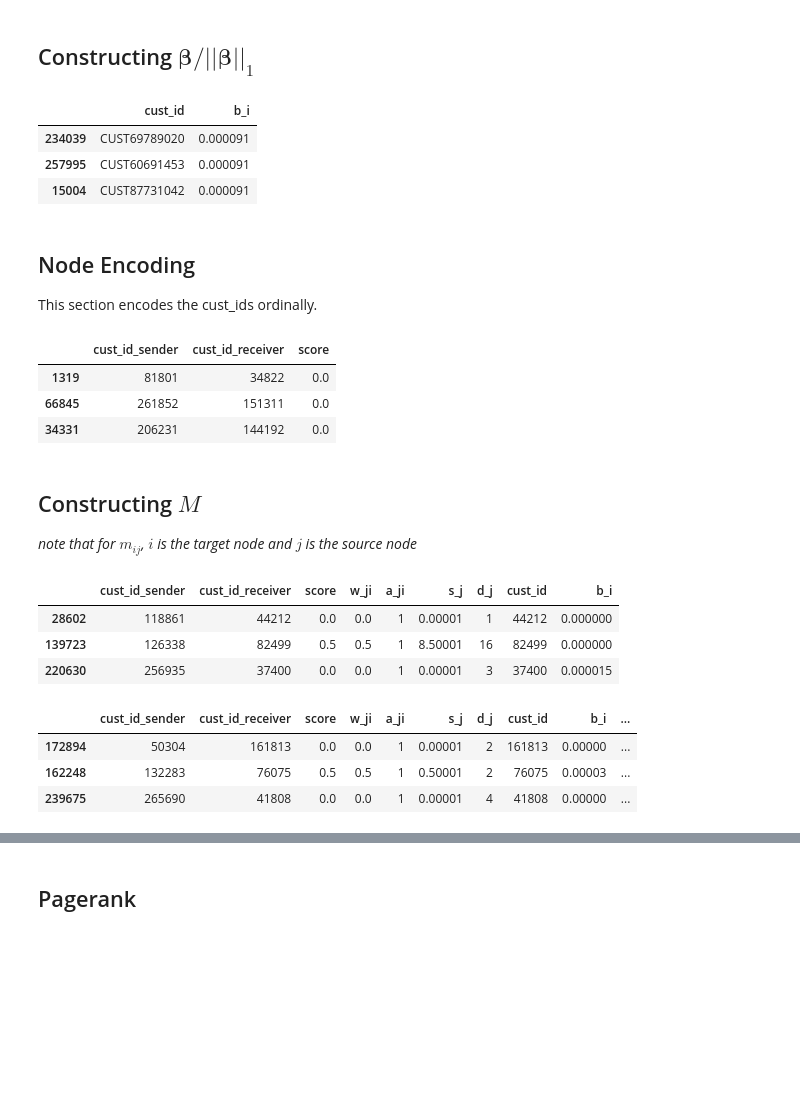
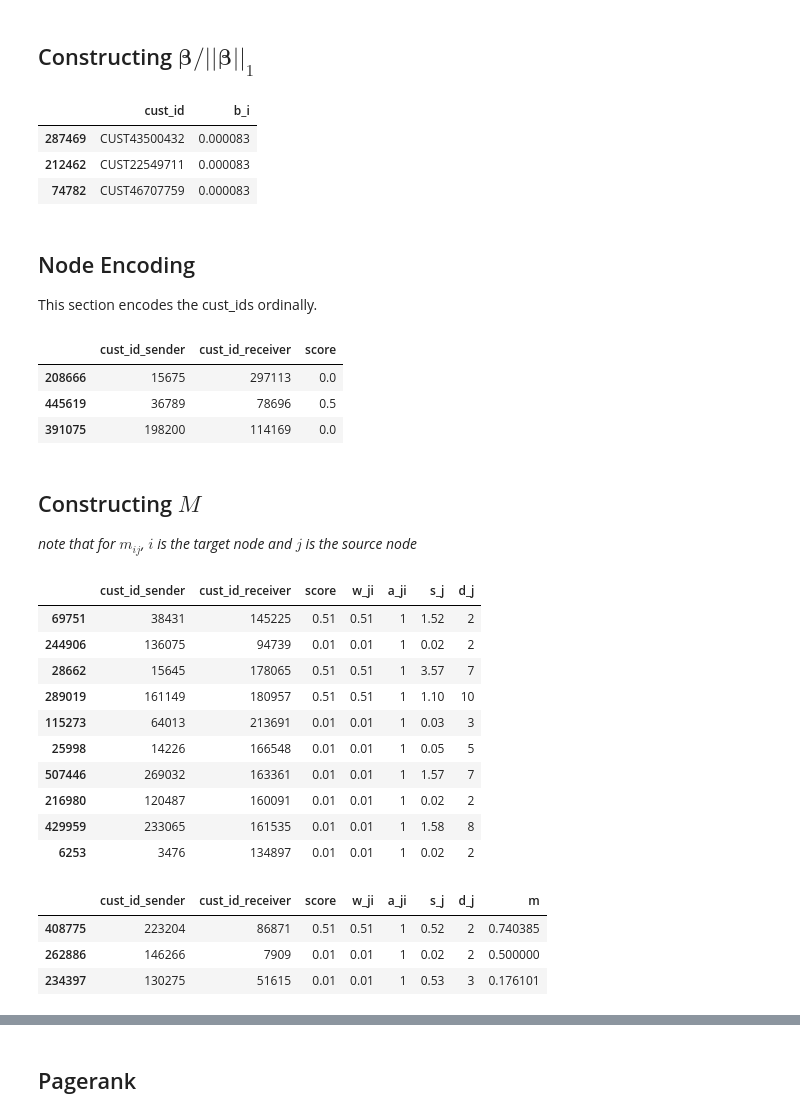
Before and after one commit to jwardbond/2023-imi-bigdata, a Jupyter notebook: task_2/4.pagerank.ipynb, the cells around one changed output, grey strips where cells are left out. Cells and saved outputs as stored; diff of their text form; code cells hidden in the pictures; blank space fills up the shorter version.

```diff
--- a/task_2/4.pagerank.ipynb
+++ b/task_2/4.pagerank.ipynb
@@ -117,8 +119,8 @@ e_df = e_df[['cust_id_sender', 'cust_id_receiver', 'score']].copy()
 # %%
 #reversing edges
 e2_df = pd.DataFrame()
-e2_df['cust_id_receiver'] = e_df['cust_id_sender']
-e2_df['cust_id_sender'] = e_df['cust_id_receiver']
+e2_df['cust_id_receiver'] = e_df['cust_id_sender'].copy()
+e2_df['cust_id_sender'] = e_df['cust_id_receiver'].copy()
 e2_df['score'] = e_df['score']
 
 e_df = pd.concat([e_df, e2_df])
@@ -127,7 +129,7 @@ e_df = pd.concat([e_df, e2_df])
 # %%
 # Get all nodes in the graph
 node_list = []
-node_list.extend(e_df.cust_id_sender.tolist() + e_df.cust_id_receiver.tolist())
+node_list.extend(e_df.cust_id_sender.tolist() + e_df.cust_id_receiver.tolist() + n_df.cust_id.tolist())
 node_list = list(set(node_list)) #hack to remove duplicates
 # %%
 # Construct B
@@ -143,9 +145,9 @@ b_df['b_i'] = b_df['b_i'] / one_norm
 b_df.sort_values('b_i', ascending=False).head(3)
 # %% [output]
 |  | cust_id | b_i |
-| 234039 | CUST69789020 | 0.000091 |
-| 257995 | CUST60691453 | 0.000091 |
-| 15004 | CUST87731042 | 0.000091 |
+| 287469 | CUST43500432 | 0.000083 |
+| 212462 | CUST22549711 | 0.000083 |
+| 74782 | CUST46707759 | 0.000083 |
 # %% [markdown]
 ## Node Encoding
 This section encodes the cust_ids ordinally.
@@ -158,58 +160,67 @@ e_df['cust_id_receiver'] = le.transform(e_df['cust_id_receiver'])
 
 b_df['cust_id'] = le.transform(b_df['cust_id'])
 
+node_enc = le.transform(node_list)
+
 e_df.sample(3)
 # %% [output]
 |  | cust_id_sender | cust_id_receiver | score |
-| 1319 | 81801 | 34822 | 0.0 |
-| 66845 | 261852 | 151311 | 0.0 |
-| 34331 | 206231 | 144192 | 0.0 |
+| 208666 | 15675 | 297113 | 0.0 |
+| 445619 | 36789 | 78696 | 0.5 |
+| 391075 | 198200 | 114169 | 0.0 |
 # %% [markdown]
 ## Constructing $M$
 *note that for $m_{ij}$, $i$ is the target node and $j$ is the source node*
 # %%
+e_df['score'] += 0.01 #No edges can have 0 weight, so we add a relatively small value to all edges
+
 #Calculate w_ji
 w_df = e_df.groupby(['cust_id_sender', 'cust_id_receiver'], as_index=False)['score'].sum()
 w_df = w_df.rename(columns={'score':'w_ji'})
 e_df = e_df.merge(w_df, on=['cust_id_sender', 'cust_id_receiver'], how='left')
 
 #Calculate a_ji
 a_df = e_df.groupby(['cust_id_sender', 'cust_id_receiver'], as_index=False)['score'].count()
+# a_df = e_df.groupby
 a_df = a_df.rename(columns={'score':'a_ji'})
 e_df = e_df.merge(a_df, on=['cust_id_sender', 'cust_id_receiver'], how='left')
 
 #Calculate s_j
 s_df = e_df.groupby(['cust_id_sender'], as_index=False)['score'].sum()
-s_df['score'] += 0.00001
 s_df = s_df.rename(columns={'score':'s_j'})
 e_df = e_df.merge(s_df, on='cust_id_sender', how='left')
 
 #Calculate d_j
 d_df = e_df.groupby(['cust_id_sender'], as_index=False)['score'].count()
 d_df = d_df.rename(columns={'score':'d_j'})
 e_df = e_df.merge(d_df, on='cust_id_sender', how='left')
 
-#Merge b_i
-e_df = e_df.merge(b_df, how='left', left_on='cust_id_receiver', right_on='cust_id')
-e_df.sample(3)
+#Remove duplicate edges... takin max is just a hack
+e_df = e_df.groupby(['cust_id_sender', 'cust_id_receiver'], as_index=False).max()
+
+e_df.sample(10)
 # %% [output]
-|  | cust_id_sender | cust_id_receiver | score | w_ji | a_ji | s_j | d_j | cust_id | b_i |
-| 28602 | 118861 | 44212 | 0.0 | 0.0 | 1 | 0.00001 | 1 | 44212 | 0.000000 |
-| 139723 | 126338 | 82499 | 0.5 | 0.5 | 1 | 8.50001 | 16 | 82499 | 0.000000 |
-| 220630 | 256935 | 37400 | 0.0 | 0.0 | 1 | 0.00001 | 3 | 37400 | 0.000015 |
+|  | cust_id_sender | cust_id_receiver | score | w_ji | a_ji | s_j | d_j |
+| 69751 | 38431 | 145225 | 0.51 | 0.51 | 1 | 1.52 | 2 |
+| 244906 | 136075 | 94739 | 0.01 | 0.01 | 1 | 0.02 | 2 |
+| 28662 | 15645 | 178065 | 0.51 | 0.51 | 1 | 3.57 | 7 |
+| 289019 | 161149 | 180957 | 0.51 | 0.51 | 1 | 1.10 | 10 |
+| 115273 | 64013 | 213691 | 0.01 | 0.01 | 1 | 0.03 | 3 |
+| 25998 | 14226 | 166548 | 0.01 | 0.01 | 1 | 0.05 | 5 |
+| 507446 | 269032 | 163361 | 0.01 | 0.01 | 1 | 1.57 | 7 |
+| 216980 | 120487 | 160091 | 0.01 | 0.01 | 1 | 0.02 | 2 |
+| 429959 | 233065 | 161535 | 0.01 | 0.01 | 1 | 1.58 | 8 |
+| 6253 | 3476 | 134897 | 0.01 | 0.01 | 1 | 0.02 | 2 |
 # %%
 def calc_m(r):
-    if r.d_j == 0:
-        m = b_i
-    else:
-        m = THETA*r.w_ji/r.s_j + (1-THETA)*r.a_ji/r.d_j
+    m = THETA*r.w_ji/r.s_j + (1-THETA)*r.a_ji/r.d_j
     return m
 
 #calculate m_ij for sender j, receiver i
 e_df['m'] = e_df.apply(lambda r: calc_m(r), axis=1)
 e_df.sample(3)
 # %% [output]
-|  | cust_id_sender | cust_id_receiver | score | w_ji | a_ji | s_j | d_j | cust_id | b_i | ... |
-| 172894 | 50304 | 161813 | 0.0 | 0.0 | 1 | 0.00001 | 2 | 161813 | 0.00000 | ... |
-| 162248 | 132283 | 76075 | 0.5 | 0.5 | 1 | 0.50001 | 2 | 76075 | 0.00003 | ... |
-| 239675 | 265690 | 41808 | 0.0 | 0.0 | 1 | 0.00001 | 4 | 41808 | 0.00000 | ... |
+|  | cust_id_sender | cust_id_receiver | score | w_ji | a_ji | s_j | d_j | m |
+| 408775 | 223204 | 86871 | 0.51 | 0.51 | 1 | 0.52 | 2 | 0.740385 |
+| 262886 | 146266 | 7909 | 0.01 | 0.01 | 1 | 0.02 | 2 | 0.500000 |
+| 234397 | 130275 | 51615 | 0.01 | 0.01 | 1 | 0.53 | 3 | 0.176101 |
```
Also changed, not shown: parts of 13 cells of this notebook, 2 other files.
